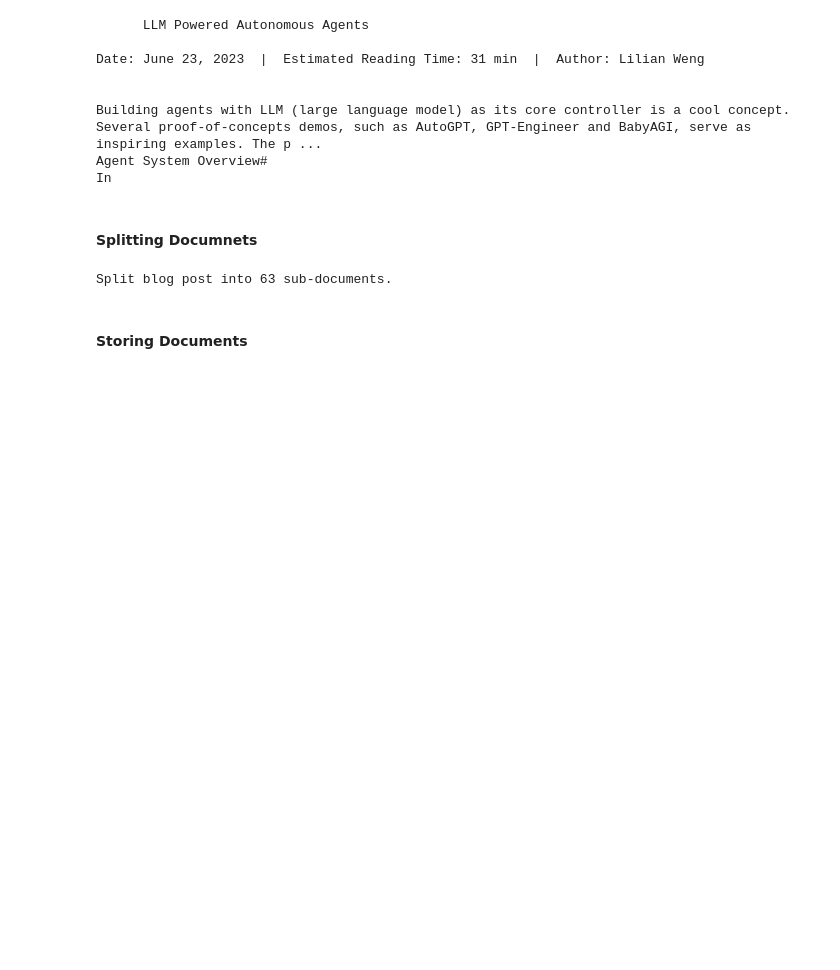
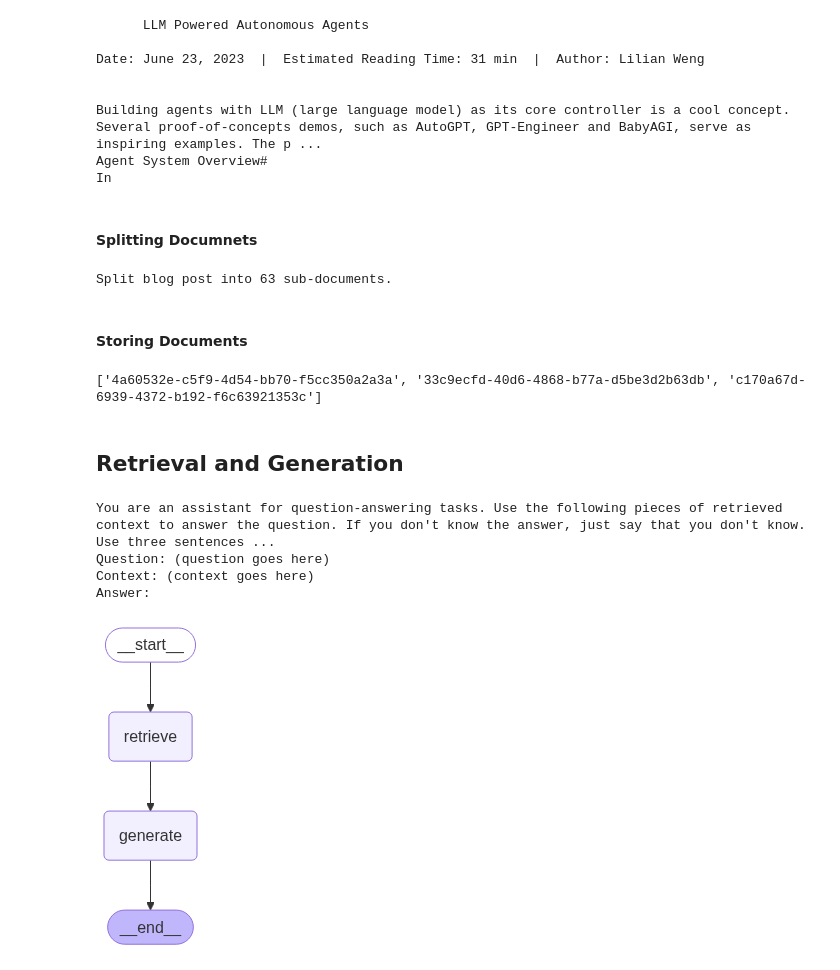
Before and after one commit to majid-200/LangchainPractice, a Jupyter notebook: Build_a_RAG.ipynb, the cells around one changed output. Drawn from its saved outputs; the diff is of its cells as text; code cells hidden in the pictures; blank space fills up the shorter version.

```diff
--- a/Build_a_RAG.ipynb
+++ b/Build_a_RAG.ipynb
@@ -80,3 +19,0 @@ USER_AGENT environment variable not set, consider setting it to identify your re
-# %%
-response = graph.invoke({"question": "What is Task Decomposition?"})
-print(response["answer"])
@@ -132,3 +65,27 @@ print(f"Split blog post into {len(all_splits)} sub-documents.")
 Split blog post into 63 sub-documents.
 # %% [markdown]
 #### Storing Documents
+# %%
+document_ids = vector_store.add_documents(documents=all_splits)
+
+print(document_ids[:3])
+# %% [output]
+['4a60532e-c5f9-4d54-bb70-f5cc350a2a3a', '33c9ecfd-40d6-4868-b77a-d5be3d2b63db', 'c170a67d-6939-4372-b192-f6c63921353c']
+# %% [markdown]
+## Retrieval and Generation
+# %%
+from langchain import hub
+
+prompt = hub.pull("rlm/rag-prompt")
+
+example_messages = prompt.invoke(
+    {"context": "(context goes here)", "question": "(question goes here)"}
+).to_messages()
+
+assert len(example_messages) == 1
+print(example_messages[0].content)
+# %% [output]
+You are an assistant for question-answering tasks. Use the following pieces of retrieved context to answer the question. If you don't know the answer, just say that you don't know. Use three sentences ...
+Question: (question goes here)
+Context: (context goes here)
+Answer:
@@ -134,0 +101,11 @@ Split blog post into 63 sub-documents.
+# %%
+def retrieve(state: State):
+    retrieved_docs = vector_store.similarity_search(state["question"])
+    return {"context": retrieved_docs}
+
+
+def generate(state: State):
+    docs_content = "\n\n".join(doc.page_content for doc in state["context"])
+    messages = prompt.invoke({"question": state["question"], "context": docs_content})
+    response = model.invoke(messages)
+    return {"answer": response.content}
@@ -134,0 +118,6 @@ Split blog post into 63 sub-documents.
+# %%
+from IPython.display import Image, display
+
+display(Image(graph.get_graph().draw_mermaid_png()))
+# %% [output]
+[figure, added]
```
Also changed, not shown: parts of 19 cells of this notebook.
